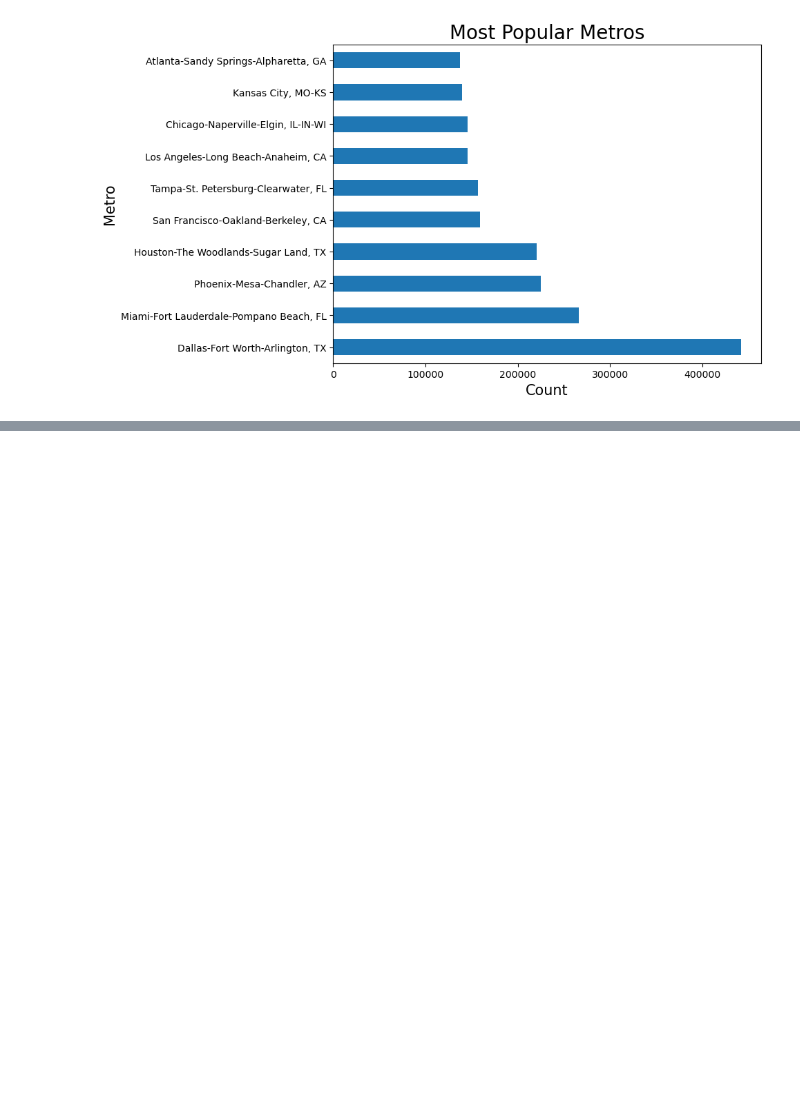
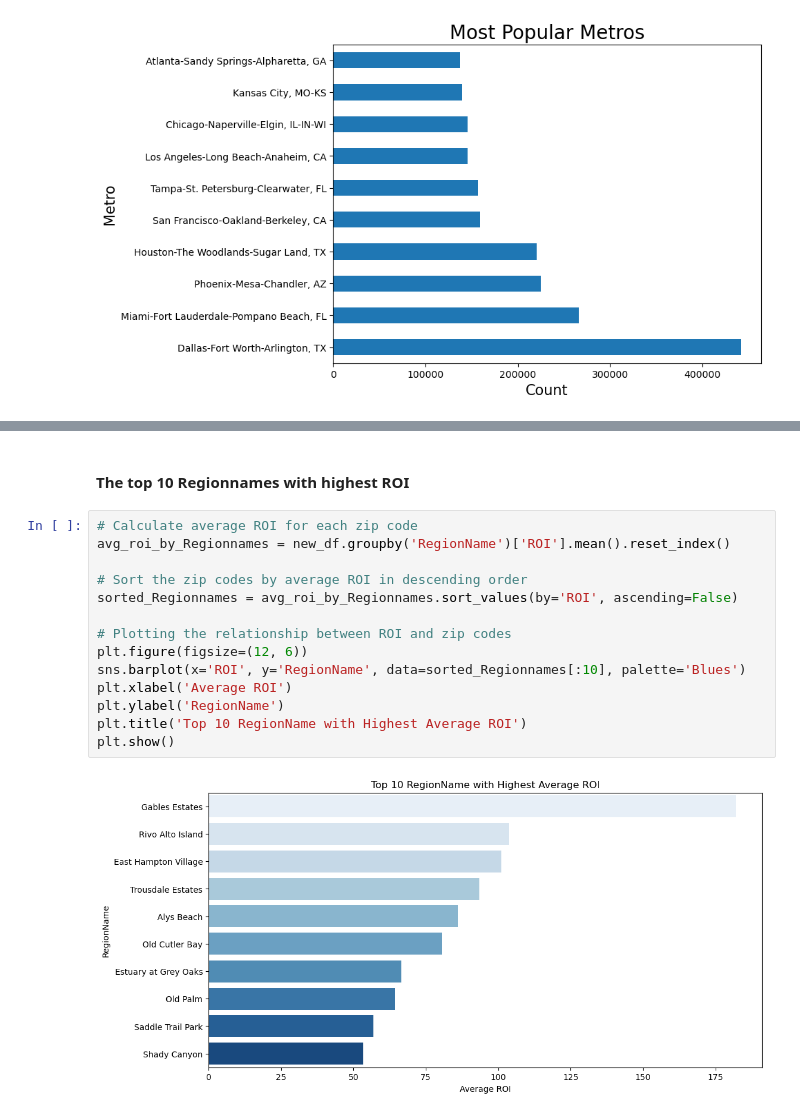
Before and after one commit to rodgersbunde/PHASE-4-PROJECT, a Jupyter notebook: Student.ipynb, the cells around one changed output, grey strips where cells are left out. Cells and saved outputs as stored; diff of their text form; blank space fills up the shorter version.

```diff
--- a/Student.ipynb
+++ b/Student.ipynb
@@ -257,0 +306,18 @@ plot_most_popular_categorical(new_df, "Metro")
+# %% [markdown]
+#### The top 10 Regionnames with highest ROI
+# %%
+# Calculate average ROI for each zip code
+avg_roi_by_Regionnames = new_df.groupby('RegionName')['ROI'].mean().reset_index()
+
+# Sort the zip codes by average ROI in descending order
+sorted_Regionnames = avg_roi_by_Regionnames.sort_values(by='ROI', ascending=False)
+
+# Plotting the relationship between ROI and zip codes
+plt.figure(figsize=(12, 6))
+sns.barplot(x='ROI', y='RegionName', data=sorted_Regionnames[:10], palette='Blues')
+plt.xlabel('Average ROI')
+plt.ylabel('RegionName')
+plt.title('Top 10 RegionName with Highest Average ROI')
+plt.show()
+# %% [output]
+[figure, added]
```
Also changed, not shown: parts of 29 cells of this notebook.
